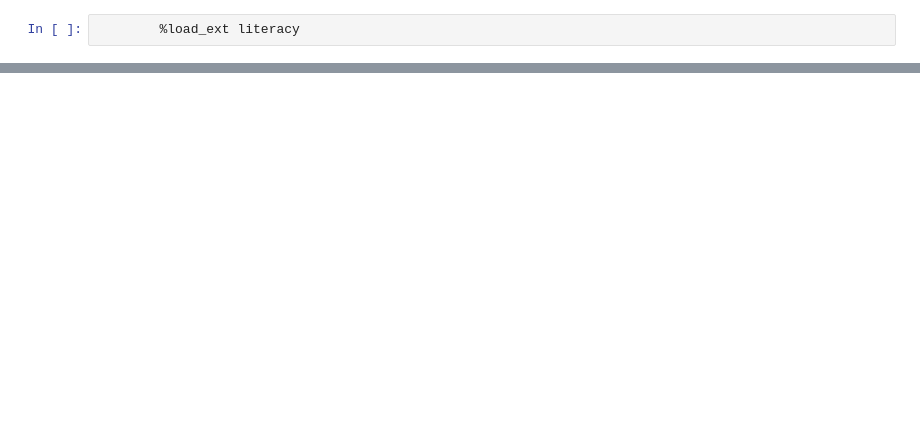
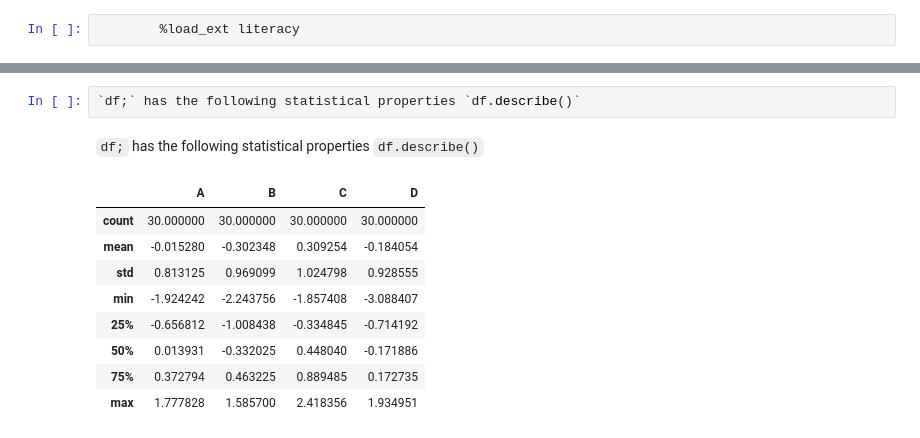
Before and after one commit to tonyfast/literacy, a Jupyter notebook: readme.ipynb, the cells around one changed output, grey strips where cells are left out. Drawn from its saved outputs; the diff is of its cells as text; blank space fills up the shorter version.

```diff
--- a/readme.ipynb
+++ b/readme.ipynb
@@ -89,0 +266,13 @@ This message only if the file exists.
+# %%
+`df;` has the following statistical properties `df.describe()`
+# %% [output]
+`df;` has the following statistical properties `df.describe()`
+|  | A | B | C | D |
+| count | 30.000000 | 30.000000 | 30.000000 | 30.000000 |
+| mean | -0.015280 | -0.302348 | 0.309254 | -0.184054 |
+| std | 0.813125 | 0.969099 | 1.024798 | 0.928555 |
+| min | -1.924242 | -2.243756 | -1.857408 | -3.088407 |
+| 25% | -0.656812 | -1.008438 | -0.334845 | -0.714192 |
+| 50% | 0.013931 | -0.332025 | 0.448040 | -0.171886 |
+| 75% | 0.372794 | 0.463225 | 0.889485 | 0.172735 |
+| max | 1.777828 | 1.585700 | 2.418356 | 1.934951 |
```
Also changed, not shown: parts of 22 cells of this notebook, 11 other files.
